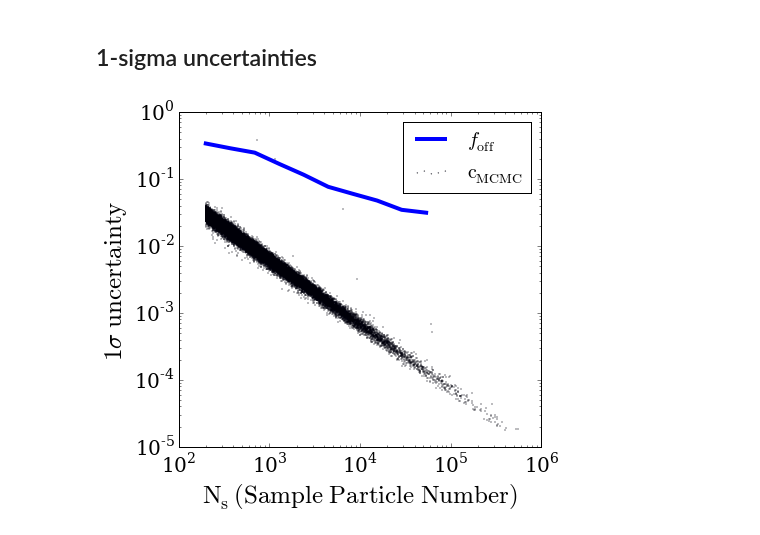
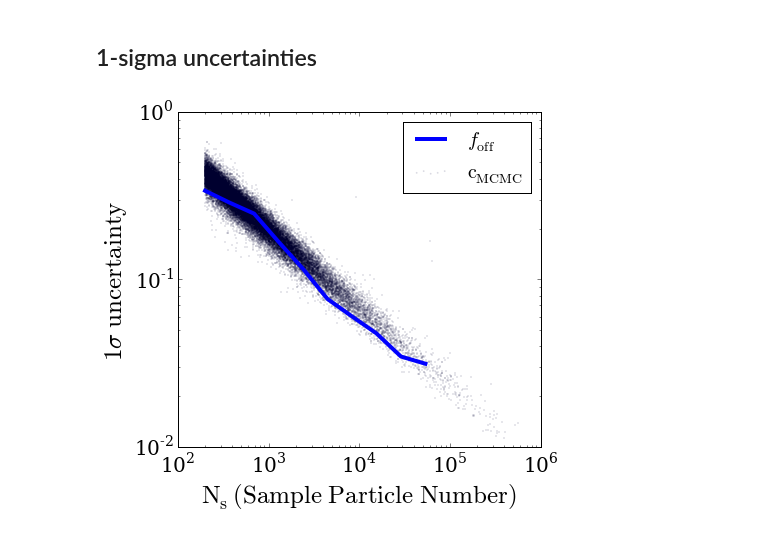
Before and after one commit to astroandes/MACH, a Jupyter notebook: plots/ComparisonPlots.ipynb, the cells around one changed output. Saved outputs shown, nothing was run; the diff lists cells and outputs as text; code cells hidden in the pictures.

```diff
--- a/plots/ComparisonPlots.ipynb
+++ b/plots/ComparisonPlots.ipynb
@@ -536,30 +536,30 @@ z 6.798649852 -0.053718100557
 # %%
 fig = plt.figure(figsize=(6.5,6.0))
 ax = plt.axes()
 
 enlarge_labels(ax,20)
 #plt.plot(bol_n_part_int, bol_high_dens_conc - bol_low_dens_conc, label=r'$f_{\rm{off}}\ \mathrm{Density\ Method}$', linewidth=4, linestyle='-.')
 #plt.plot(bol_n_part_int, bol_high_vlct_conc - bol_low_vlct_conc, label=r'$f_{\rm{off}}\ \mathrm{Velocity\ Method}$', linewidth=4, linestyle='--')
 plt.plot(bol_n_part_int, bol_high_mass_conc - bol_low_mass_conc, label=r'$f_{\rm{off}}$', linewidth=4, linestyle='-')
 
 
 
 conc_low_bolshoi_mass = data_mass_bolshoi[relaxed,1]
 conc_bolshoi_mass = data_mass_bolshoi[relaxed,2]
 conc_up_bolshoi_mass = data_mass_bolshoi[relaxed,3]
 
-plt.scatter(bolshoi_npart, (conc_up_bolshoi_mass - conc_low_bolshoi_mass)/conc_bolshoi_mass, s=0.1,
-            label=r'$\rm{c_{MCMC}}$')
+plt.scatter(bolshoi_npart, np.sqrt(bolshoi_npart)*(conc_up_bolshoi_mass - conc_low_bolshoi_mass)/conc_bolshoi_mass, s=1.0,
+            label=r'$\rm{c_{MCMC}}$', alpha=0.1)
 
 
 plt.xscale('log')
 plt.yscale('log')
 plt.xlim([1.0E2,1E6])
-plt.ylim([1E-5, 1.0])
+plt.ylim([1E-2, 1.0])
 ax.set_ylabel(r'$1\sigma\ {\rm{uncertainty}}$',fontsize=25)
 ax.set_xlabel('$\mathrm{N_{s}\ (Sample\ Particle\ Number)}$',fontsize=25)
 #ax.text(5E3, 0.12, r'$\mathrm{Bolshoi\ Sim.}$', fontsize=25)
 ax.legend(loc=1, borderaxespad=0.5, prop={'size':20}, scatterpoints=5)
 plt.savefig('../paper/sigma_foff_bolshoi.pdf', bbox_inches='tight')
 # %% [output]
-[figure, old version]
+[figure, new version]
```
